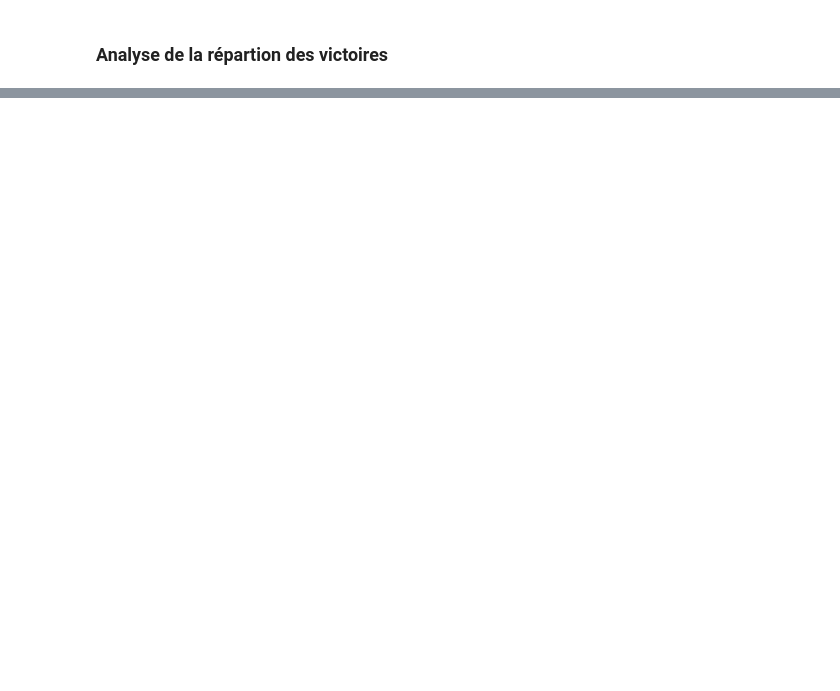
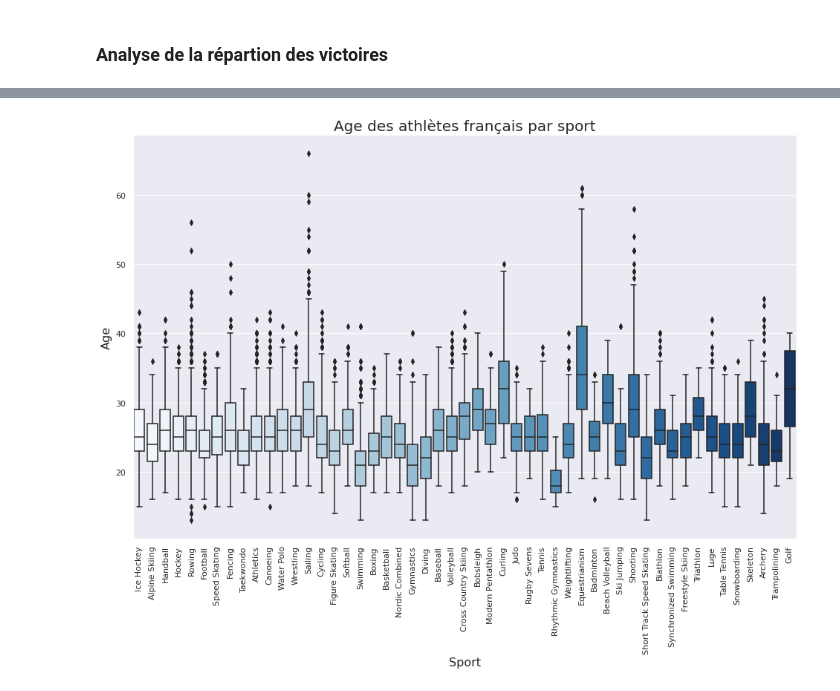
Before and after one commit to tekebim/python-render-session, a Jupyter notebook: Analyse_Olympics_Game.ipynb, the cells around one changed output, grey strips where cells are left out. Drawn from its saved outputs; the diff is of its cells as text; code cells hidden in the pictures; blank space fills up the shorter version.

```diff
--- a/Analyse_Olympics_Game.ipynb
+++ b/Analyse_Olympics_Game.ipynb
@@ -775,3 +632,13 @@ plt.show()
+# %%
+plt.figure(figsize=(16, 10))
+sns.boxplot(x='Sport',y='Age',data=frMedalsLast30yo, palette="Blues")
+plt.title("Age des athlètes français par sport", fontsize = 20)
+plt.xlabel('Sport', fontsize = 16)
+plt.ylabel('Age', fontsize = 16)
+plt.xticks(rotation = 90)
+plt.show()
+# %% [output]
+[figure, added]
 # %%
 frenchAthletesMedals = athletesFilter[athletesFilter['Medal'] != 'None']
 frenchAthletesWinner = athletesFilter[athletesFilter['Medal'] == 'Gold']
```
Also changed, not shown: parts of 39 cells of this notebook.
